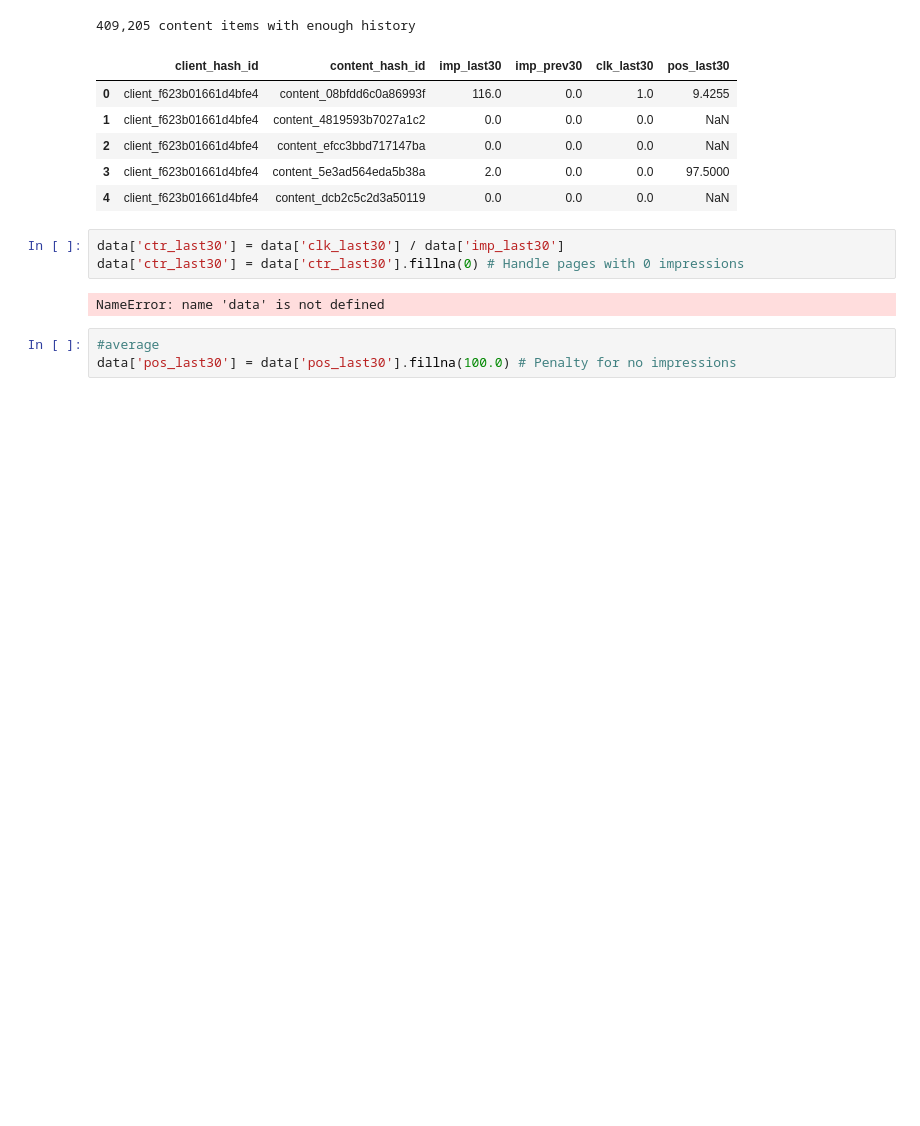
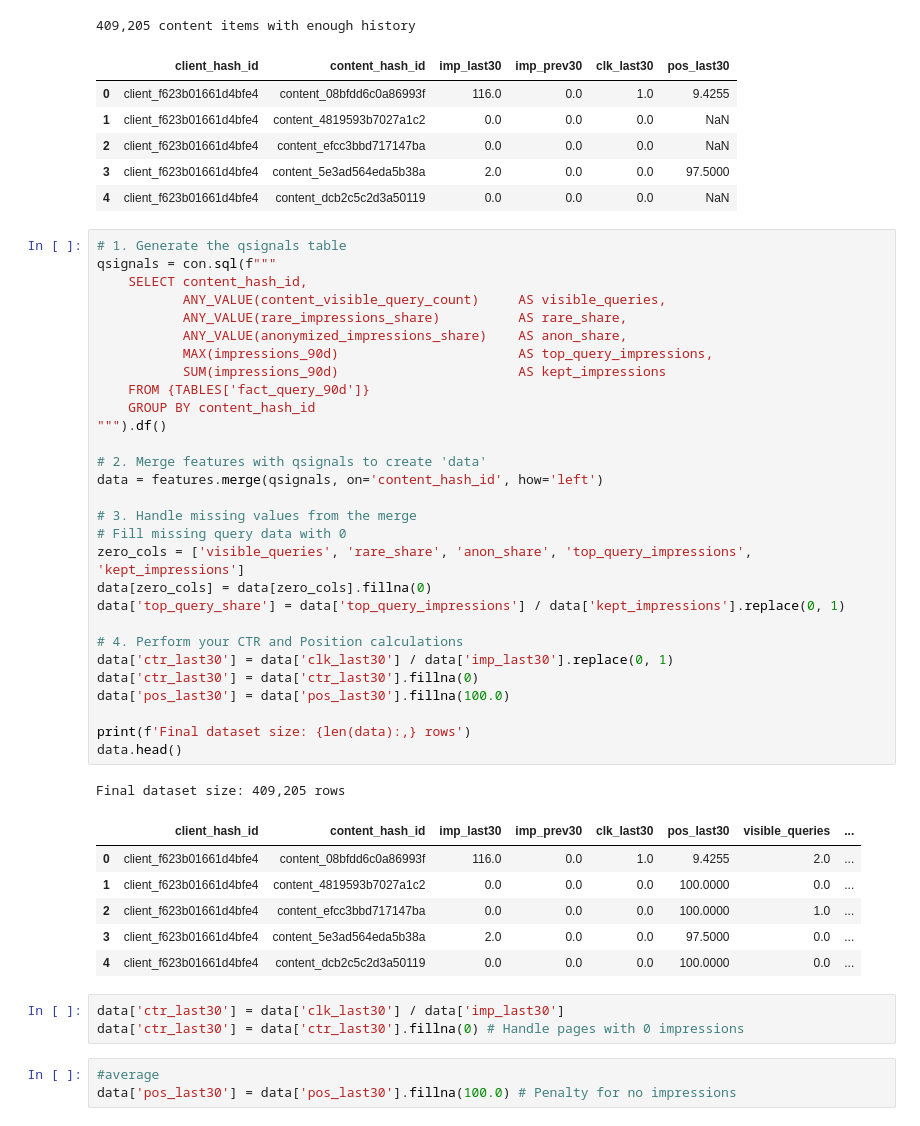
Before and after one commit to Fizzah-Amir14/flyrank-ml-internship, a Jupyter notebook: capstone.ipynb, the cells around one changed output. Drawn from its saved outputs; the diff is of its cells as text; blank space fills up the shorter version.

```diff
--- a/capstone.ipynb
+++ b/capstone.ipynb
@@ -107,11 +113,46 @@ features.head()
 | 2 | client_f623b01661d4bfe4 | content_efcc3bbd717147ba | 0.0 | 0.0 | 0.0 | NaN |
 | 3 | client_f623b01661d4bfe4 | content_5e3ad564eda5b38a | 2.0 | 0.0 | 0.0 | 97.5000 |
 | 4 | client_f623b01661d4bfe4 | content_dcb2c5c2d3a50119 | 0.0 | 0.0 | 0.0 | NaN |
+# %%
+# 1. Generate the qsignals table
+qsignals = con.sql(f"""
+    SELECT content_hash_id,
+           ANY_VALUE(content_visible_query_count)     AS visible_queries,
+           ANY_VALUE(rare_impressions_share)          AS rare_share,
+           ANY_VALUE(anonymized_impressions_share)    AS anon_share,
+           MAX(impressions_90d)                       AS top_query_impressions,
+           SUM(impressions_90d)                       AS kept_impressions
+    FROM {TABLES['fact_query_90d']}
+    GROUP BY content_hash_id
+""").df()
+
+# 2. Merge features with qsignals to create 'data'
+data = features.merge(qsignals, on='content_hash_id', how='left')
+
+# 3. Handle missing values from the merge
+# Fill missing query data with 0
+zero_cols = ['visible_queries', 'rare_share', 'anon_share', 'top_query_impressions', 'kept_impressions']
+data[zero_cols] = data[zero_cols].fillna(0)
+data['top_query_share'] = data['top_query_impressions'] / data['kept_impressions'].replace(0, 1)
+
+# 4. Perform your CTR and Position calculations
+data['ctr_last30'] = data['clk_last30'] / data['imp_last30'].replace(0, 1)
+data['ctr_last30'] = data['ctr_last30'].fillna(0)
+data['pos_last30'] = data['pos_last30'].fillna(100.0)
+
+print(f'Final dataset size: {len(data):,} rows')
+data.head()
+# %% [output]
+Final dataset size: 409,205 rows
+|  | client_hash_id | content_hash_id | imp_last30 | imp_prev30 | clk_last30 | pos_last30 | visible_queries | ... |
+| 0 | client_f623b01661d4bfe4 | content_08bfdd6c0a86993f | 116.0 | 0.0 | 1.0 | 9.4255 | 2.0 | ... |
+| 1 | client_f623b01661d4bfe4 | content_4819593b7027a1c2 | 0.0 | 0.0 | 0.0 | 100.0000 | 0.0 | ... |
+| 2 | client_f623b01661d4bfe4 | content_efcc3bbd717147ba | 0.0 | 0.0 | 0.0 | 100.0000 | 1.0 | ... |
+| 3 | client_f623b01661d4bfe4 | content_5e3ad564eda5b38a | 2.0 | 0.0 | 0.0 | 97.5000 | 0.0 | ... |
+| 4 | client_f623b01661d4bfe4 | content_dcb2c5c2d3a50119 | 0.0 | 0.0 | 0.0 | 100.0000 | 0.0 | ... |
 # %%
 data['ctr_last30'] = data['clk_last30'] / data['imp_last30']
 data['ctr_last30'] = data['ctr_last30'].fillna(0) # Handle pages with 0 impressions
-# %% [output]
-NameError: name 'data' is not defined
 # %%
 #average
 data['pos_last30'] = data['pos_last30'].fillna(100.0) # Penalty for no impressions
```
Also changed, not shown: parts of 2 cells of this notebook.
